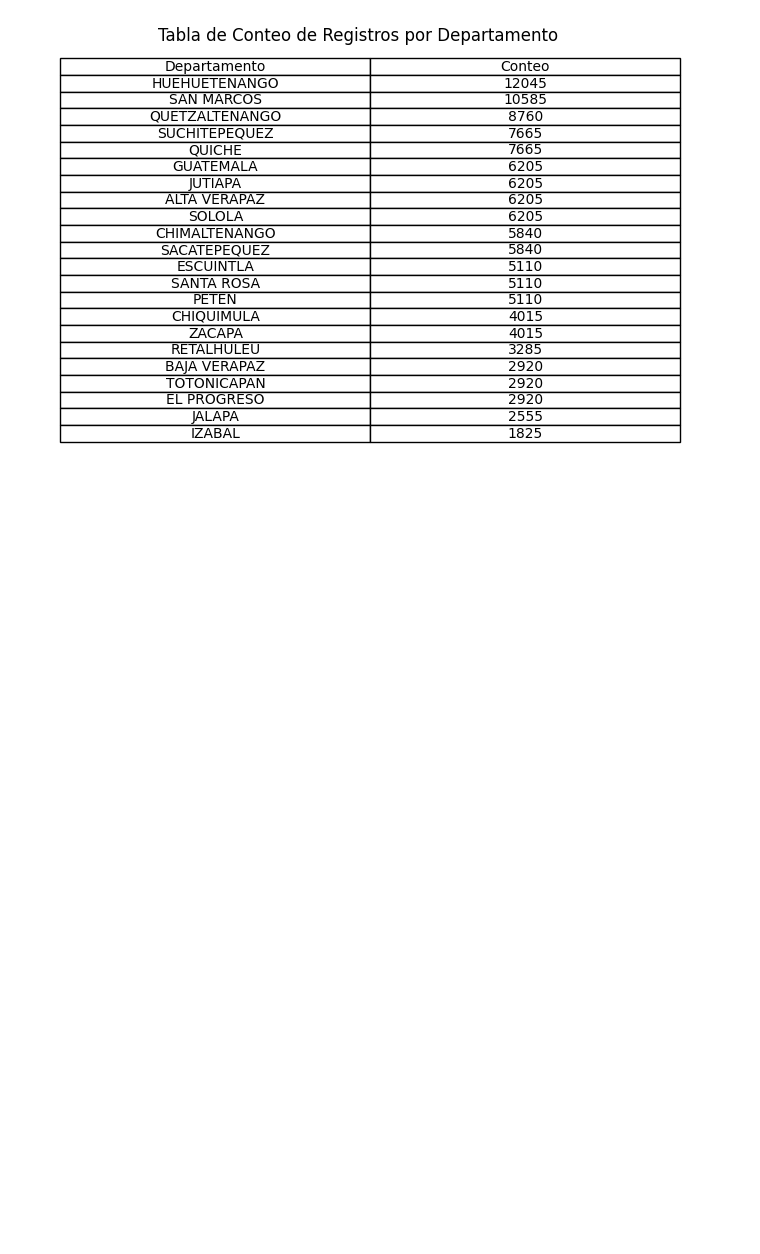
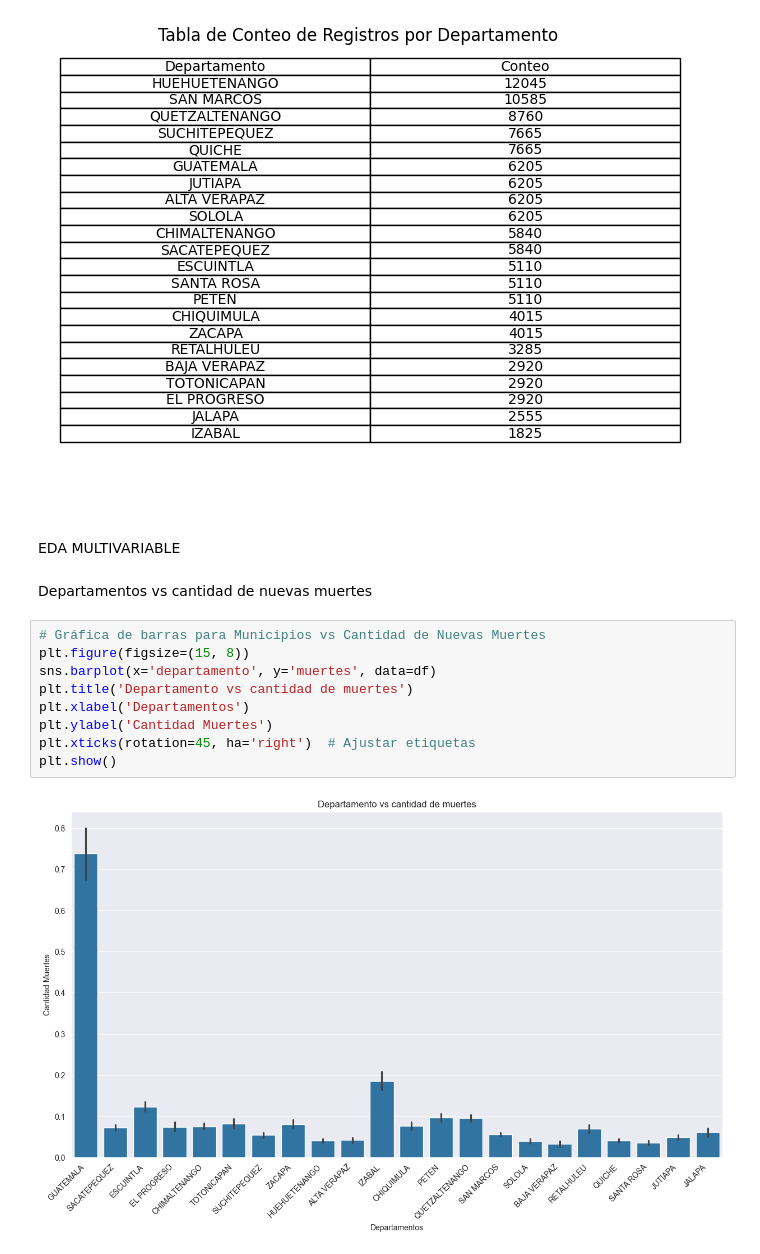
Before and after one commit to jamesg19/fase2, a Jupyter notebook: sample.ipynb, the cells around one changed output. Saved outputs shown, nothing was run; the diff lists cells and outputs as text; blank space fills up the shorter version.

```diff
--- a/sample.ipynb
+++ b/sample.ipynb
@@ -132,3 +132,18 @@ plt.title('Tabla de Conteo de Registros por Departamento')
 plt.show()
 # %% [output]
 [figure]
+# %% [markdown]
+EDA MULTIVARIABLE
+# %% [markdown]
+Departamentos vs cantidad de nuevas muertes
+# %%
+# Gráfica de barras para Municipios vs Cantidad de Nuevas Muertes
+plt.figure(figsize=(15, 8))
+sns.barplot(x='departamento', y='muertes', data=df)
+plt.title('Departamento vs cantidad de muertes')
+plt.xlabel('Departamentos')
+plt.ylabel('Cantidad Muertes')
+plt.xticks(rotation=45, ha='right')  # Ajustar etiquetas
+plt.show()
+# %% [output]
+[figure, added]
```
Also changed, not shown: parts of 8 cells of this notebook.
